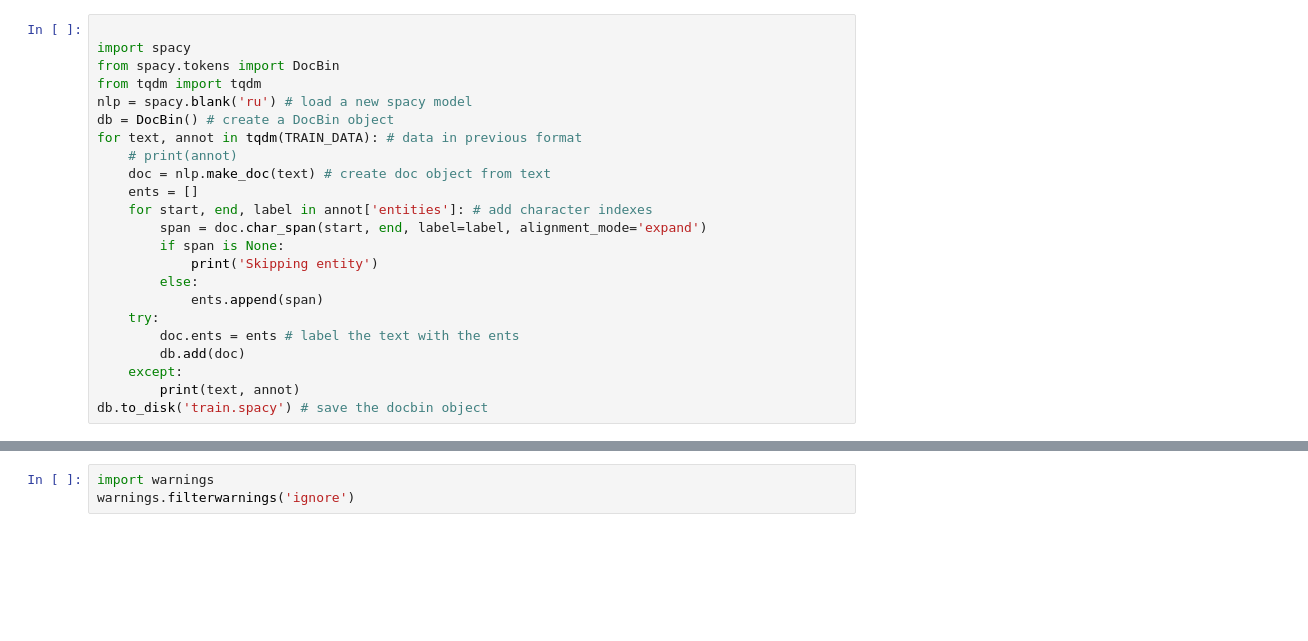
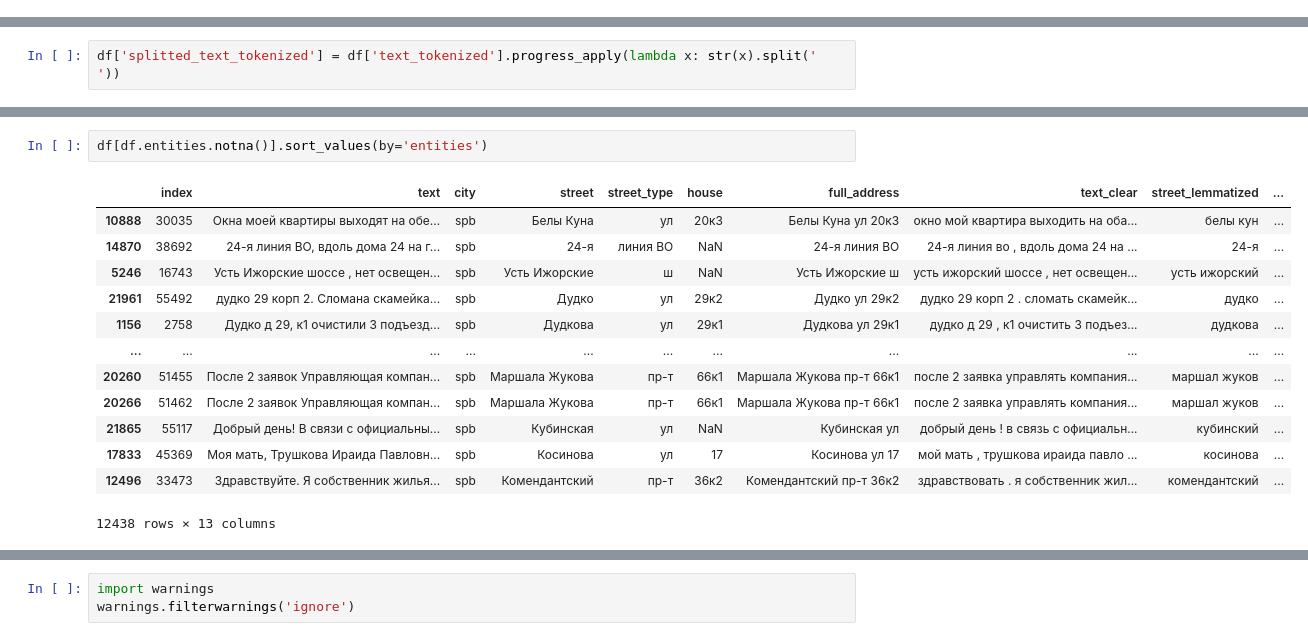
Before and after one commit to iduprojects/SOIKA, a Jupyter notebook: spacy.ipynb, the cells around one changed output, grey strips where cells are left out. Drawn from its saved outputs; the diff is of its cells as text; blank space fills up the shorter version.

```diff
--- a/spacy.ipynb
+++ b/spacy.ipynb
@@ -236,23 +0,0 @@ for i in tqdm(df2.index):
-# %%
-
-import spacy
-from spacy.tokens import DocBin
-from tqdm import tqdm
-nlp = spacy.blank('ru') # load a new spacy model
-db = DocBin() # create a DocBin object
-for text, annot in tqdm(TRAIN_DATA): # data in previous format
-    # print(annot)
-    doc = nlp.make_doc(text) # create doc object from text
-    ents = []
-    for start, end, label in annot['entities']: # add character indexes
-        span = doc.char_span(start, end, label=label, alignment_mode='expand')
-        if span is None:
-            print('Skipping entity')
-        else:
-            ents.append(span)
-    try:
-        doc.ents = ents # label the text with the ents
-        db.add(doc)
-    except:
-        print(text, annot)
-db.to_disk('train.spacy') # save the docbin object
@@ -258,0 +80,2 @@ db.to_disk('train.spacy') # save the docbin object
+# %%
+df['splitted_text_tokenized'] = df['text_tokenized'].progress_apply(lambda x: str(x).split(' '))
@@ -258,0 +169,16 @@ db.to_disk('train.spacy') # save the docbin object
+# %%
+df[df.entities.notna()].sort_values(by='entities')
+# %% [output]
+|  | index | text | city | street | street_type | house | full_address | text_clear | street_lemmatized | ... |
+| 10888 | 30035 | Окна моей квартиры выходят на обе... | spb | Белы Куна | ул | 20к3 | Белы Куна ул 20к3 | окно мой квартира выходить на оба... | белы кун | ... |
+| 14870 | 38692 | 24-я линия ВО, вдоль дома 24 на г... | spb | 24-я | линия ВО | NaN | 24-я линия ВО | 24-я линия во , вдоль дома 24 на ... | 24-я | ... |
+| 5246 | 16743 | Усть Ижорские шоссе , нет освещен... | spb | Усть Ижорские | ш | NaN | Усть Ижорские ш | усть ижорский шоссе , нет освещен... | усть ижорский | ... |
+| 21961 | 55492 | дудко 29 корп 2. Сломана скамейка... | spb | Дудко | ул | 29к2 | Дудко ул 29к2 | дудко 29 корп 2 . сломать скамейк... | дудко | ... |
+| 1156 | 2758 | Дудко д 29, к1 очистили 3 подъезд... | spb | Дудкова | ул | 29к1 | Дудкова ул 29к1 | дудко д 29 , к1 очистить 3 подъез... | дудкова | ... |
+| ... | ... | ... | ... | ... | ... | ... | ... | ... | ... | ... |
+| 20260 | 51455 | После 2 заявок Управляющая компан... | spb | Маршала Жукова | пр-т | 66к1 | Маршала Жукова пр-т 66к1 | после 2 заявка управлять компания... | маршал жуков | ... |
+| 20266 | 51462 | После 2 заявок Управляющая компан... | spb | Маршала Жукова | пр-т | 66к1 | Маршала Жукова пр-т 66к1 | после 2 заявка управлять компания... | маршал жуков | ... |
+| 21865 | 55117 | Добрый день! В связи с официальны... | spb | Кубинская | ул | NaN | Кубинская ул | добрый день ! в связь с официальн... | кубинский | ... |
+| 17833 | 45369 | Моя мать, Трушкова Ираида Павловн... | spb | Косинова | ул | 17 | Косинова ул 17 | мой мать , трушкова ираида павло ... | косинова | ... |
+| 12496 | 33473 | Здравствуйте. Я собственник жилья... | spb | Комендантский | пр-т | 36к2 | Комендантский пр-т 36к2 | здравствовать . я собственник жил... | комендантский | ... |
+12438 rows × 13 columns
```
Also changed, not shown: parts of 53 cells of this notebook, 2 other files.
